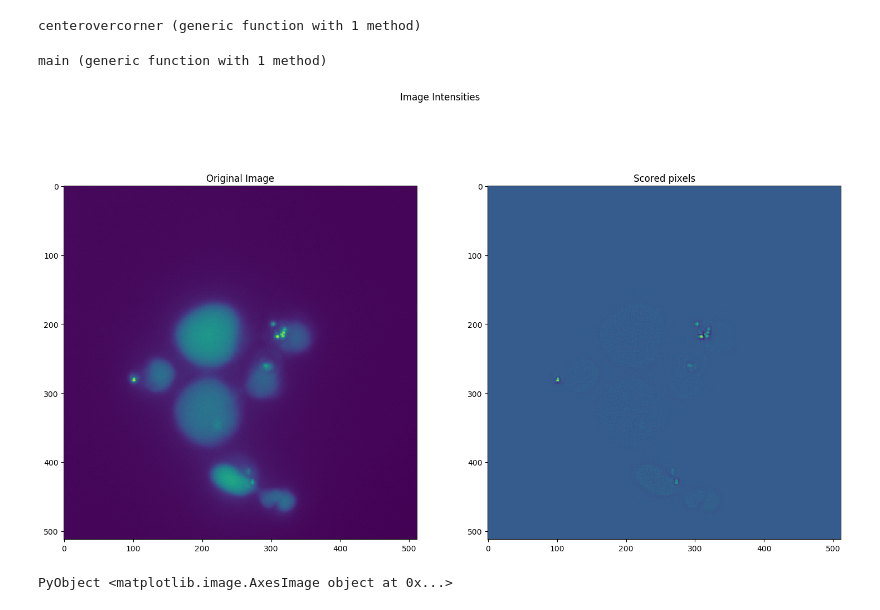
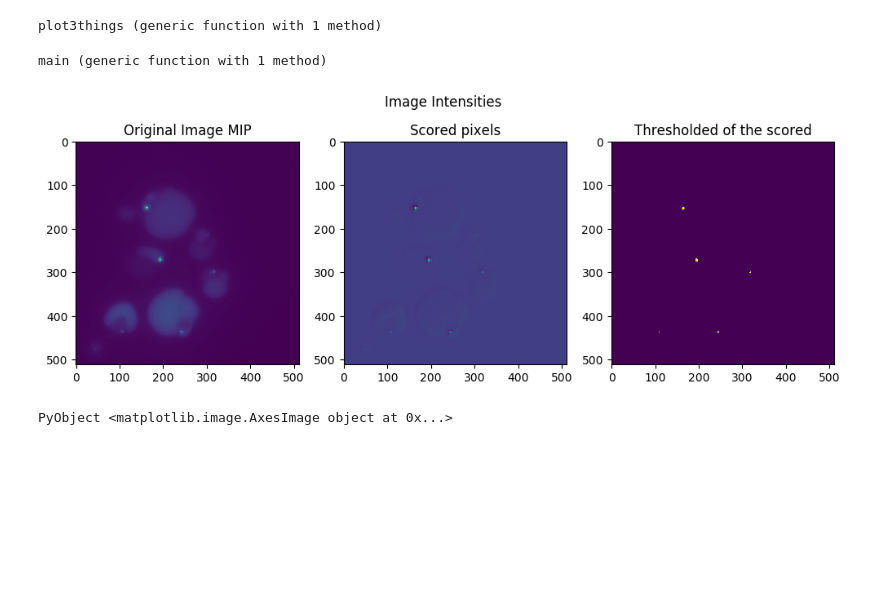
Before and after one commit to Ddfulton/scorefoci, a Jupyter notebook: scorefoci.ipynb, the cells around one changed output. Saved outputs shown, nothing was run; the diff lists cells and outputs as text; code cells hidden in the pictures; blank space fills up the shorter version.

Commit message:
Experiment w training data IO and plot 3 things side-by-side-by-side

```diff
--- a/scorefoci.ipynb
+++ b/scorefoci.ipynb
@@ -157,27 +157,15 @@ function discretizegaussian(G, m, n, z)
 end
 
 
+function vetkernel(kernel, thresh)
 
-function isgauss(img, x, y, idealgaussian)
-    # Check whether the foci meets using method of SSD
-    # Compare it to a n x n 2D gaussian
-    # integral of (I1(i, j) - Gaussian(i, j)^2
-
-end
-
-function vetkernel(img, x, y, n, thresh)
-    r = round(Int16.((n-1)/2))
-    focus = img[x-r:x+r, y-r:y+r]
-
-    if sum(focus) < thresh # If it didn't make the threshold
-        ret
+    if sum(kernel) < thresh # If it didn't make the threshold
+        return false
     else # If it did, get the weighted centroid then make the new box
-        (Cx, Cy) = weightedcentroid(focus)
-        newfocus, Xoff, Yoff = makenewfocus(img, x, y, Cx, Cy, n)
+        return true
     end
 
-
-    return newfocus, Cx, Cy
+    return true
 
 end
 
@@ -224,20 +212,41 @@ end
 
 function centerovercorner(newfocus)
     if newfocus != false
-        return newfocus[3, 3] / (1/4)*(newfocus[1, 1] + newfocus[size(newfocus, 1), 1] + newfocus[1, size(newfocus, 2)] + newfocus[size(newfocus, 1), size(newfocus, 2)])
+        return ((newfocus[3, 3])^2) / (1/4)*(newfocus[1, 1] + newfocus[size(newfocus, 1), 1] + newfocus[1, size(newfocus, 2)] + newfocus[size(newfocus, 1), size(newfocus, 2)])
     else
         return 0
     end
 end
+
+function normalize01(img)
+    img = img - minimum(img)
+    img = img./maximum(img)
+    return Float64.(img)
+end
+
+function plot3things(A, B, C)
+    fig = figure("pyplot_subplot_mixed",figsize=(18, 10)) # Create a new blank figure
+    subplot(131)
+    title("Thing A")
+    PyPlot.imshow(A)
+
+    subplot(132) # Create the second plot of a 3x1 group of subplots
+    title("Thing B")
+    PyPlot.imshow(B)
+
+    subplot(133)
+    title("Thing C")
+    PyPlot.imshow(C)
+end
 # %% [output]
-centerovercorner (generic function with 1 method)
+plot3things (generic function with 1 method)
 # %%
 function main(file)
     # Load and do a MIP
     img = ddfload(file)
     img = MIP(img)
 
-    n = 5 # kernel size
+    n = 7 # kernel size
     z = 10 # resolution of gaussian
     r = Int16.((n-1)/2)
 
@@ -259,37 +268,44 @@ function main(file)
 
     scores = zeros(size(img))
     stdev = zeros(size(img))
+    spread = 3
 
     for x = xstart:xend
         for y = ystart:yend
             kernel = img[x-r:x+r,y-r:y+r]
-            if vetkernel(kernel) == false
+            if vetkernel(kernel, 1.5) == false
                 scores[x, y] = 0
             else
                 Cx, Cy = weightedcentroid(kernel)
-                scores[x, y] = centerminuscorner(newbox)
+                scores[x, y] = centerminuscorner(kernel)
             end
 
         end
     end
 
-    fig = figure("pyplot_subplot_mixed",figsize=(18, 10)) # Create a new blank figure
-    subplot(121)
-    title("Original Image")
+    scores = normalize01(scores)
+
+    fig = figure("pyplot_subplot_mixed",figsize=(12, 4)) # Create a new blank figure
+    subplot(131)
+    title("Original Image MIP")
     PyPlot.imshow(img)
     suptitle("Image Intensities")
 
-    subplot(122) # Create the second plot of a 3x1 group of subplots
+    subplot(132) # Create the second plot of a 3x1 group of subplots
     title("Scored pixels")
     PyPlot.imshow(scores)
+
+    subplot(133)
+    title("Thresholded of the scored")
+    PyPlot.imshow(scores.>=.3)
 end
 # %% [output]
 main (generic function with 1 method)
 # %%
-main("GFP_003.tif")
+main("GFP_005.tif")
 
 #PyPlot.imshow(im.>0.7) to threshold
 # PyPlot.imshow(MIP(ddfload("RFP_003.tif")))
 # %% [output]
-[figure, old version]
+[figure, new version]
 PyObject <matplotlib.image.AxesImage object at 0x...>
```
Also changed, not shown: parts of 2 cells of this notebook, 4 other files.
